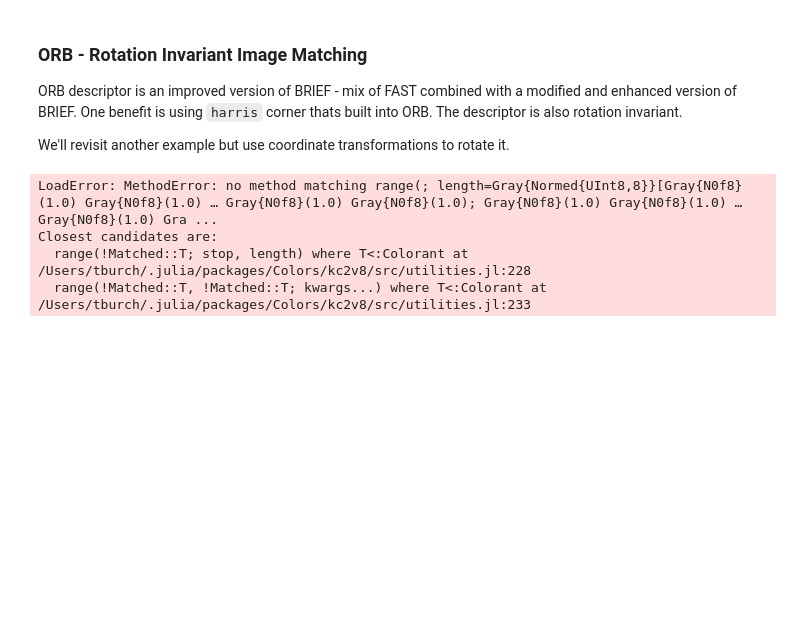
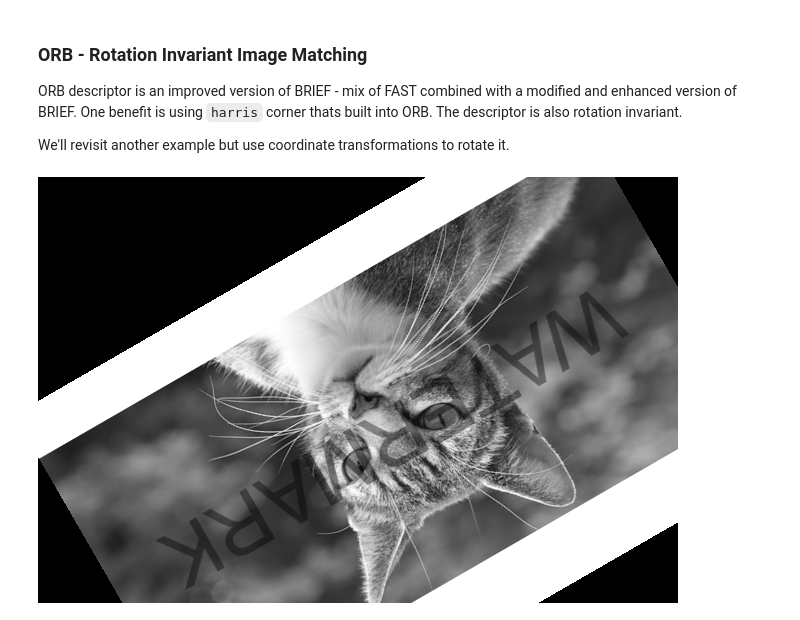
Before and after one commit to tjburch/hands-on-cv-julia, a Jupyter notebook: notes/ch05.ipynb, the cells around one changed output. Saved outputs shown, nothing was run; the diff lists cells and outputs as text; code cells hidden in the pictures; blank space fills up the shorter version.

```diff
--- a/notes/ch05.ipynb
+++ b/notes/ch05.ipynb
@@ -260,15 +262,12 @@ We'll revisit another example but use coordinate transformations to rotate it.
 # %%
 using CoordinateTransformations, Rotations
 
 img1 = Gray.(load("../sample-images/cat-3417184_640.jpg"))
 img2 = Gray.(load("../sample-images/cat-3417184_640_watermarked.jpg"))
 
 
 rot = recenter(RotMatrix(5pi/6), [size(img2)...] .÷ 2)
-tform = rot ∘ Translation(-50, -40)
-img2 = warp(img2, tform, range(length=img2))
+tform = rot ∘ Translation(-50, -40) # ∘ is \circ, and is a composition of functions, equivalent to a pipe |>
+img2 = warp(img2, tform, size(img2))
 # %% [output]
-LoadError: MethodError: no method matching range(; length=Gray{Normed{UInt8,8}}[Gray{N0f8}(1.0) Gray{N0f8}(1.0) … Gray{N0f8}(1.0) Gray{N0f8}(1.0); Gray{N0f8}(1.0) Gray{N0f8}(1.0) … Gray{N0f8}(1.0) Gra ...
-Closest candidates are:
-  range(!Matched::T; stop, length) where T<:Colorant at /Users/tburch/.julia/packages/Colors/kc2v8/src/utilities.jl:228
-  range(!Matched::T, !Matched::T; kwargs...) where T<:Colorant at /Users/tburch/.julia/packages/Colors/kc2v8/src/utilities.jl:233
+[figure, added]
```
Also changed, not shown: parts of 9 cells of this notebook.
